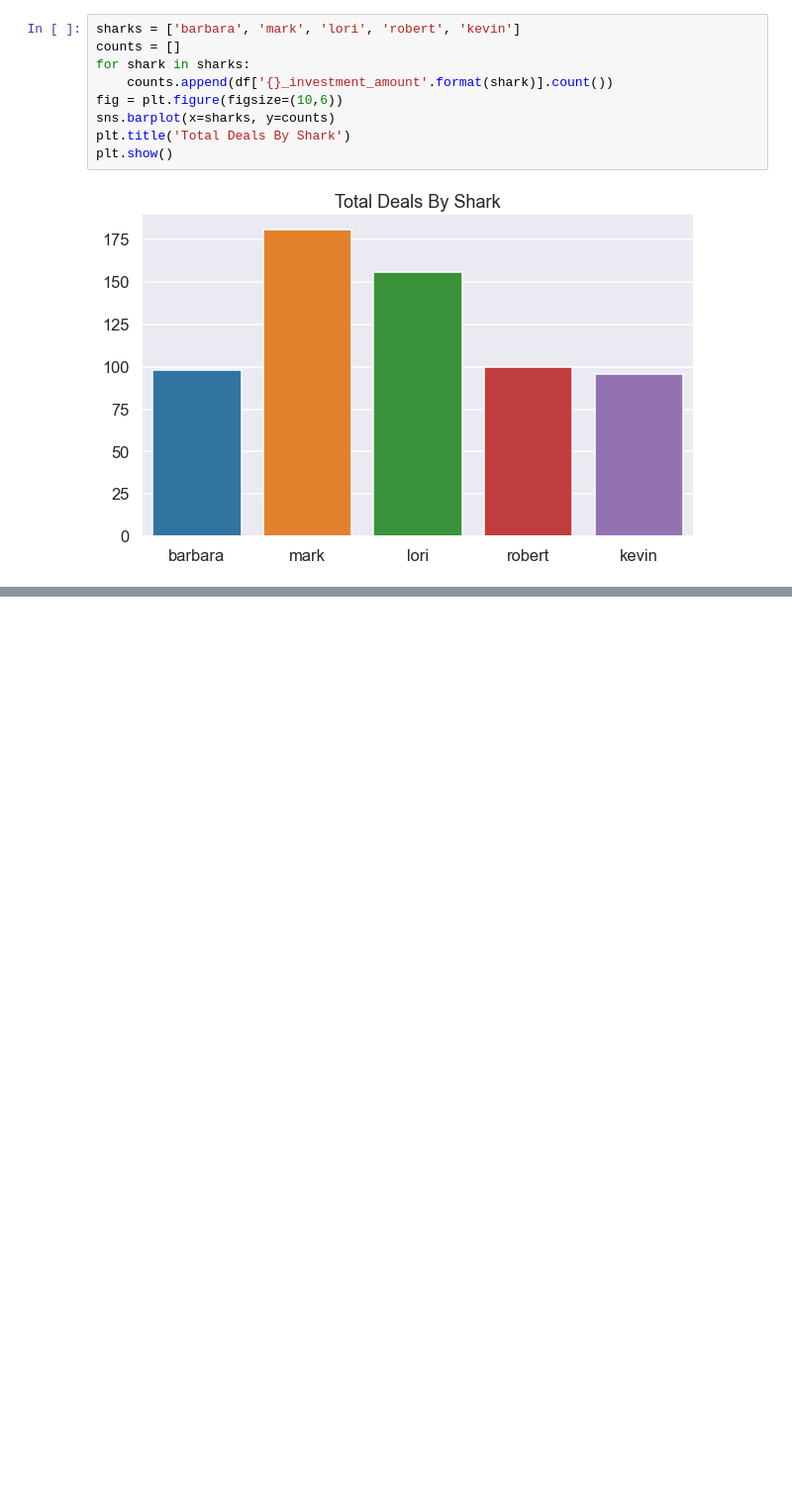
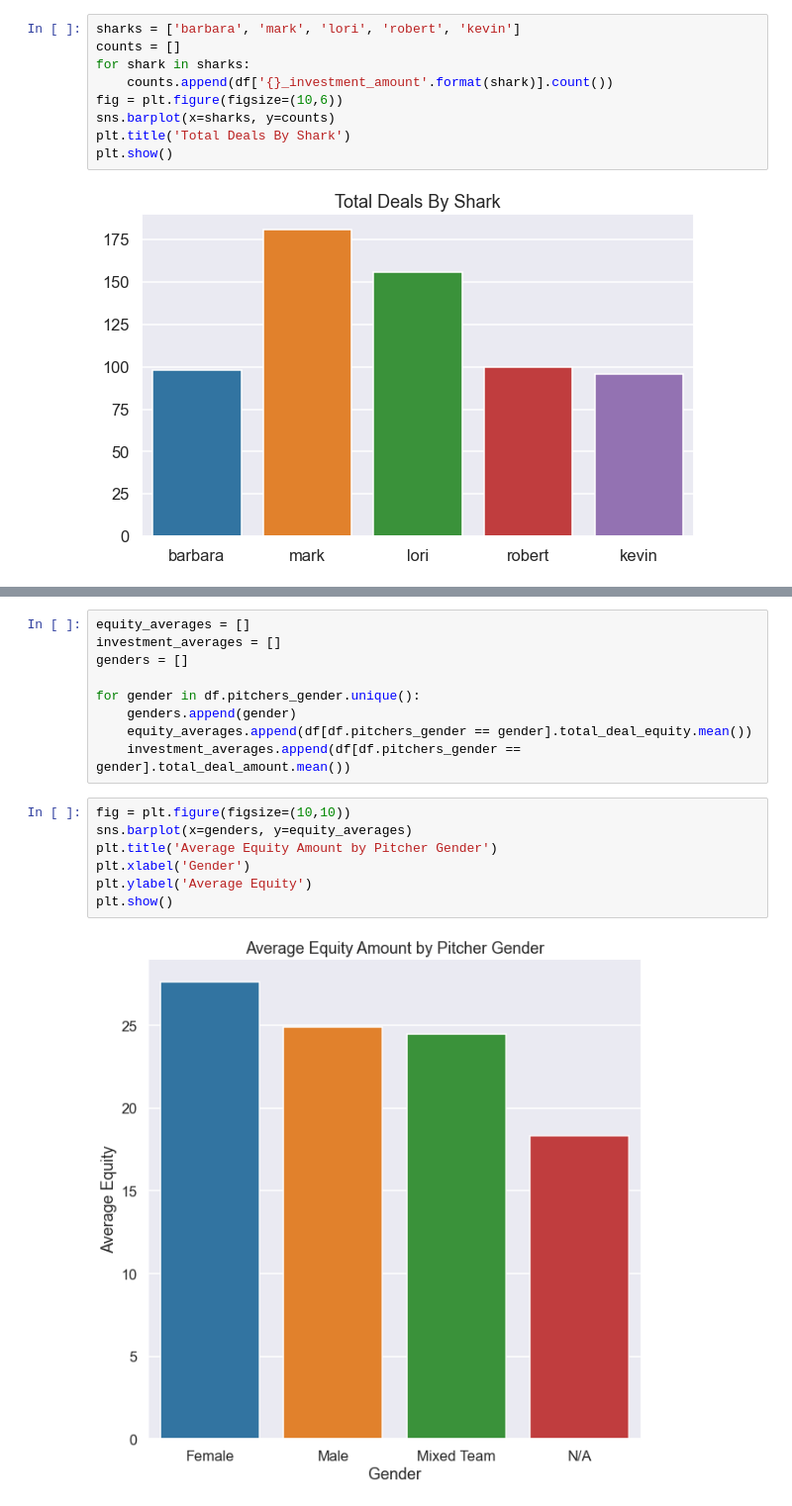
Before and after one commit to CGrannan/shark_tank, a Jupyter notebook: shark_tank.ipynb, the cells around one changed output, grey strips where cells are left out. Shown at 99% size. Saved outputs shown, nothing was run; the diff lists cells and outputs as text; blank space fills up the shorter version.

```diff
--- a/shark_tank.ipynb
+++ b/shark_tank.ipynb
@@ -537,0 +724,18 @@ plt.show()
+# %%
+equity_averages = []
+investment_averages = []
+genders = []
+
+for gender in df.pitchers_gender.unique():
+    genders.append(gender)
+    equity_averages.append(df[df.pitchers_gender == gender].total_deal_equity.mean())
+    investment_averages.append(df[df.pitchers_gender == gender].total_deal_amount.mean())
+# %%
+fig = plt.figure(figsize=(10,10))
+sns.barplot(x=genders, y=equity_averages)
+plt.title('Average Equity Amount by Pitcher Gender')
+plt.xlabel('Gender')
+plt.ylabel('Average Equity')
+plt.show()
+# %% [output]
+[figure, added]
```
Also changed, not shown: parts of 40 cells of this notebook, 1 other file.
